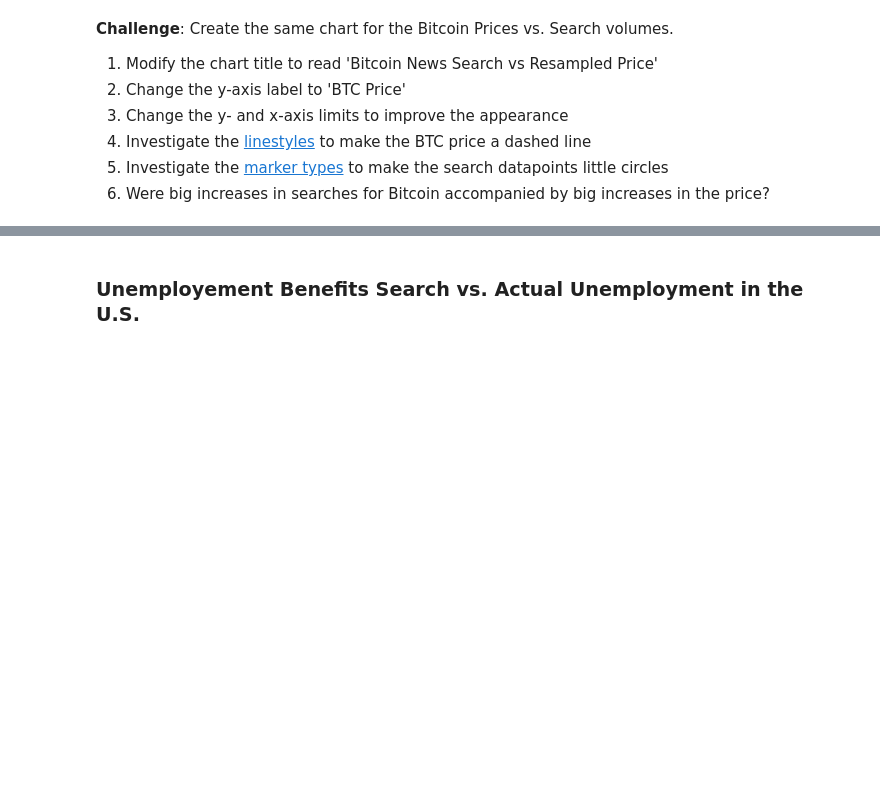
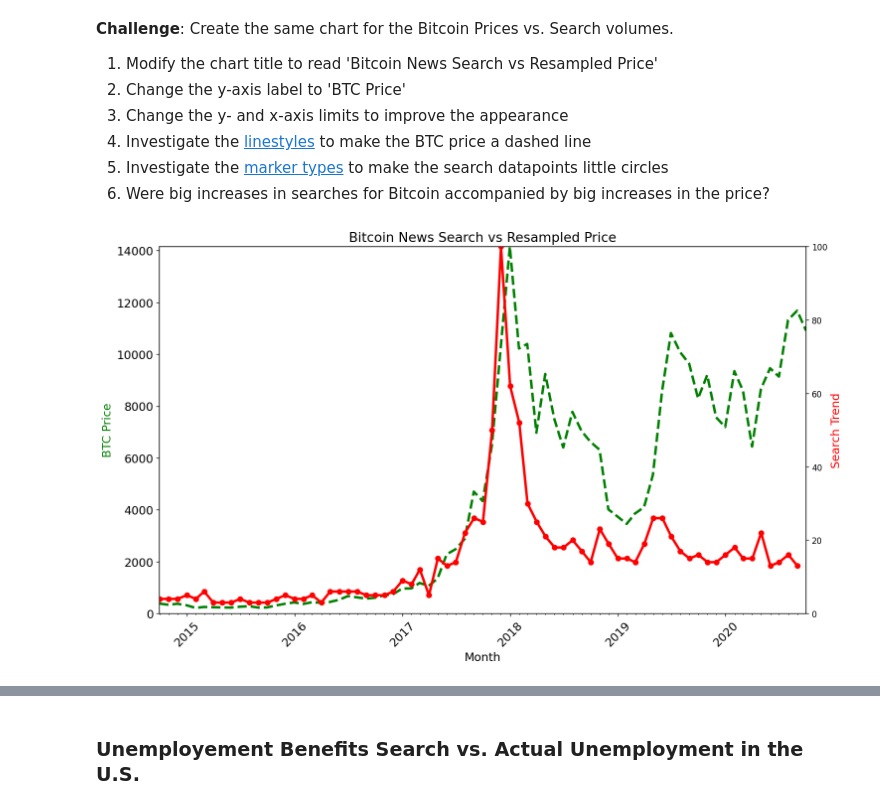
Before and after one commit to Dominiq01/100_days_of_code_Python, a Jupyter notebook: Day_75/Day_75 Google Trends and Data Visualisation (start).ipynb, the cells around one changed output, grey strips where cells are left out. Cells and saved outputs as stored; diff of their text form; code cells hidden in the pictures; blank space fills up the shorter version.

```diff
--- a/Day_75/Day_75 Google Trends and Data Visualisation (start).ipynb
+++ b/Day_75/Day_75 Google Trends and Data Visualisation (start).ipynb
@@ -273,3 +327,34 @@ How to add tick formatting for dates on the x-axis.
 4. Investigate the [linestyles](https://matplotlib.org/3.2.1/api/_as_gen/matplotlib.pyplot.plot.html ) to make the BTC price a dashed line <br>
 5. Investigate the [marker types](https://matplotlib.org/3.2.1/api/markers_api.html) to make the search datapoints little circles <br>
 6. Were big increases in searches for Bitcoin accompanied by big increases in the price?
+# %%
+plt.figure(figsize=(14, 8), dpi=120)
+plt.xticks(fontsize=14, rotation=45)
+plt.yticks(fontsize=14)
+
+ax1 = plt.gca()
+ax2 = ax1.twinx()
+
+plt.title('Bitcoin News Search vs Resampled Price', fontsize=16)
+
+ax1.plot(df_btc_monthly.index, df_btc_monthly.CLOSE, color="green", linewidth=3, linestyle='--')
+ax2.plot(df_btc_search.MONTH, df_btc_search.BTC_NEWS_SEARCH, color="red", linewidth=3, marker="o")
+
+ax1.set(ylim =(0, df_btc_monthly.CLOSE.max()), xlim=(df_btc_monthly.index.min(), df_btc_monthly.index.max()))
+ax2.set(ylim =(0, df_btc_search.BTC_NEWS_SEARCH.max()))
+
+ax1.set_xlabel('Month', fontsize=14)
+ax1.set_ylabel('BTC Price', color='green', fontsize=14)
+ax2.set_ylabel('Search Trend', color='red', fontsize=14)
+
+years = mdates.YearLocator()
+months = mdates.MonthLocator()
+years_fmt = mdates.DateFormatter('%Y')
+
+ax1.xaxis.set_major_locator(years)
+ax1.xaxis.set_major_formatter(years_fmt)
+ax1.xaxis.set_minor_locator(months)
+
+plt.show()
+# %% [output]
+[figure, added]
```
Also changed, not shown: parts of 12 cells of this notebook.
